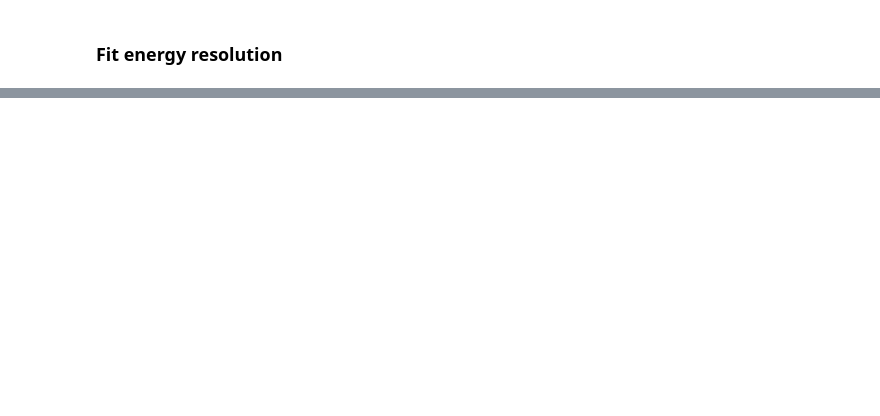
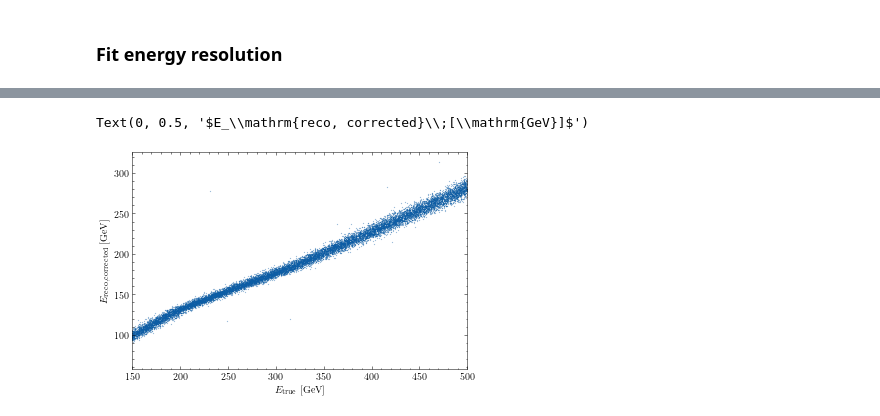
Before and after one commit to olantwin/calopid, a Jupyter notebook: evaluate_PG_energy_regression.ipynb, the cells around one changed output, grey strips where cells are left out. Saved outputs shown, nothing was run; the diff lists cells and outputs as text; code cells hidden in the pictures; blank space fills up the shorter version.

```diff
--- a/evaluate_PG_energy_regression.ipynb
+++ b/evaluate_PG_energy_regression.ipynb
@@ -153,0 +227,10 @@ h_dE_rel_test_vs_E_rel_pred.fill(df.d_corrected_energy, df.E_true)
+# %%
+plt.scatter(df.E_true, df.E_corrected, marker='.', s=0.1)
+plt.xlim([150,500])
+plt.xlabel(r" $E_\mathrm{true}\;[\mathrm{GeV}]$")
+plt.ylabel(r"$E_\mathrm{reco, corrected}\;[\mathrm{GeV}]$")
+#plt.savefig("plots/scatter_E_rel_test_vs_E_rel_pred.pdf")
+#plt.savefig("plots/scatter_E_rel_test_vs_E_rel_pred.png")
+# %% [output]
+Text(0, 0.5, '$E_\\mathrm{reco, corrected}\\;[\\mathrm{GeV}]$')
+[figure, added]
```
Also changed, not shown: parts of 106 cells of this notebook, 2 other files.
